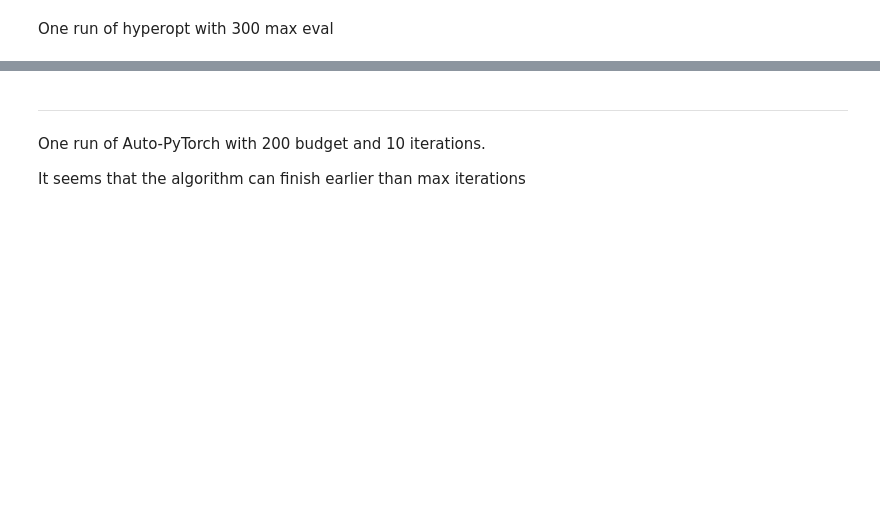
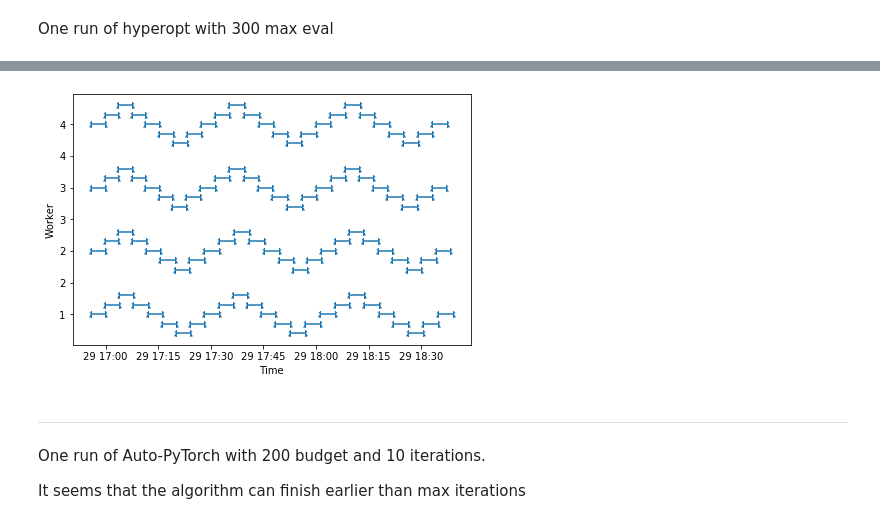
Before and after one commit to jaywonchung/ngpus-profile, a Jupyter notebook: scripts/ana.ipynb, the cells around one changed output, grey strips where cells are left out. Cells and saved outputs as stored; diff of their text form; code cells hidden in the pictures; blank space fills up the shorter version.

```diff
--- a/scripts/ana.ipynb
+++ b/scripts/ana.ipynb
@@ -53,3 +83,9 @@ No handles with labels found to put in legend.
+# %%
+%matplotlib inline
+_, ax = vis.subplots('One run of hyperopt with 300 max eval')
+ax = vis.job_timeline(total.Node, total.StartTime, total.EndTime, ax=ax)
+# %% [output]
+[figure, added]
 # %% [markdown]
 ---
 
```
Also changed, not shown: parts of 19 cells of this notebook, 3 other files.
